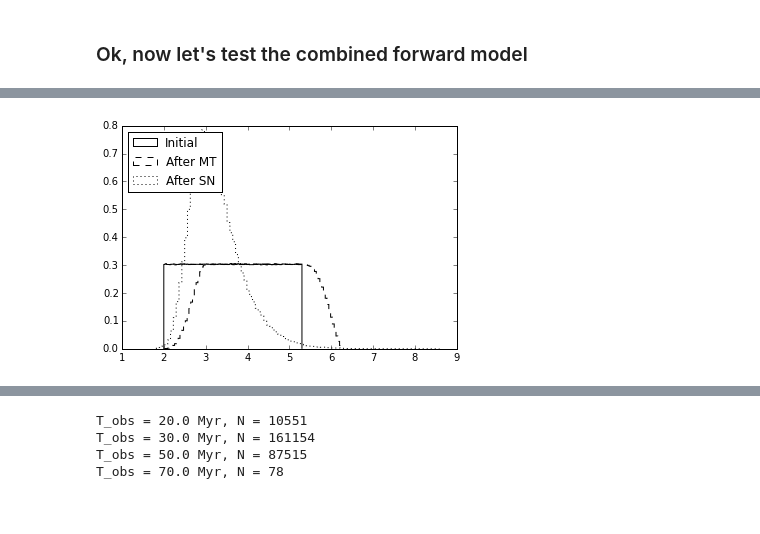
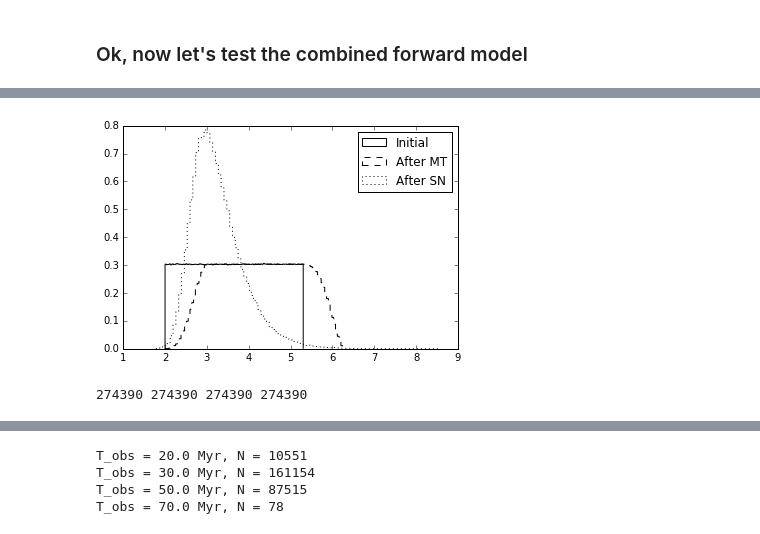
Before and after one commit to astroJeff/XRB, a Jupyter notebook: notebooks/XRB Probability.ipynb, the cells around one changed output, grey strips where cells are left out. Drawn from its saved outputs; the diff is of its cells as text; code cells hidden in the pictures.

```diff
--- a/notebooks/XRB Probability.ipynb
+++ b/notebooks/XRB Probability.ipynb
@@ -630,22 +630,28 @@ print float(int(len(M_2_c)/float(N)*10000.0))/100.0, "% or", len(M_2_c), "binari
 # %%
 
 
 #plt.hist(M_1_a, histtype='step', color='k', bins=n_bins, normed=1)
 #plt.hist(M_1_b, histtype='step', color='k', bins=n_bins, normed=1, linestyle='--')
 
 #plt.hist(M_2_a, histtype='step', color='k', bins=n_bins, normed=1)
 #plt.hist(M_2_b, histtype='step', color='k', bins=n_bins, normed=1, linestyle='--')
 
 
 plt.hist(np.log10(A_a), histtype='step', color='k', bins=n_bins, normed=1, label='Initial')
 plt.hist(np.log10(A_b), histtype='step', color='k', bins=n_bins, normed=1, label='After MT', linestyle='dashed')
 plt.hist(np.log10(A_c), histtype='step', color='k', bins=n_bins, normed=1, label='After SN', linestyle='dotted')
-plt.legend(loc=2)
+plt.legend(loc=1)
 
 #plt.hist(v_sys, range=(0.0, 1000.0), histtype='step', color='k', bins=n_bins, normed=1)
 
 #plt.hist(e_c, histtype='step', color='k', bins=n_bins, normed=1)
 
 plt.show()
 # %% [output]
-[figure, old version]
+[figure, new version]
+# %%
+t_obs = 20.0
+print len(M_1_a_tmp), len(M_2_a_tmp), len(M_2_c), len(A_c)
+M2_d, M2_wind, M2_dot, L_x = func_Lx_forward(M_1_a_tmp, M_2_a_tmp, M_2_c, A_c, t_obs)
+# %% [output]
+274390 274390 274390 274390
```
Also changed, not shown: parts of 4 cells of this notebook.
